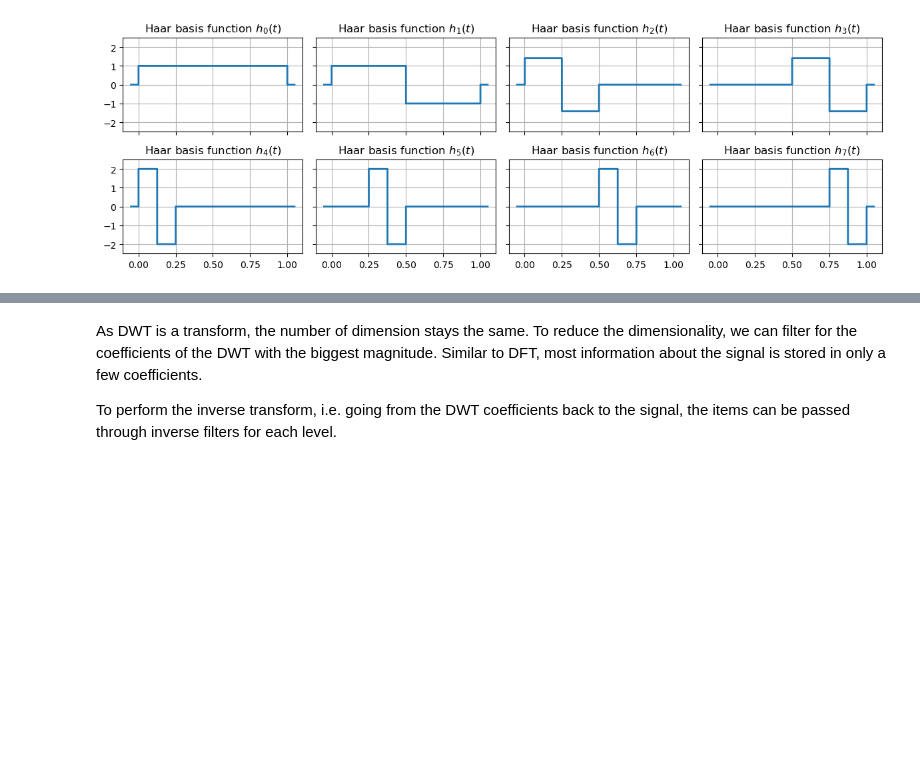
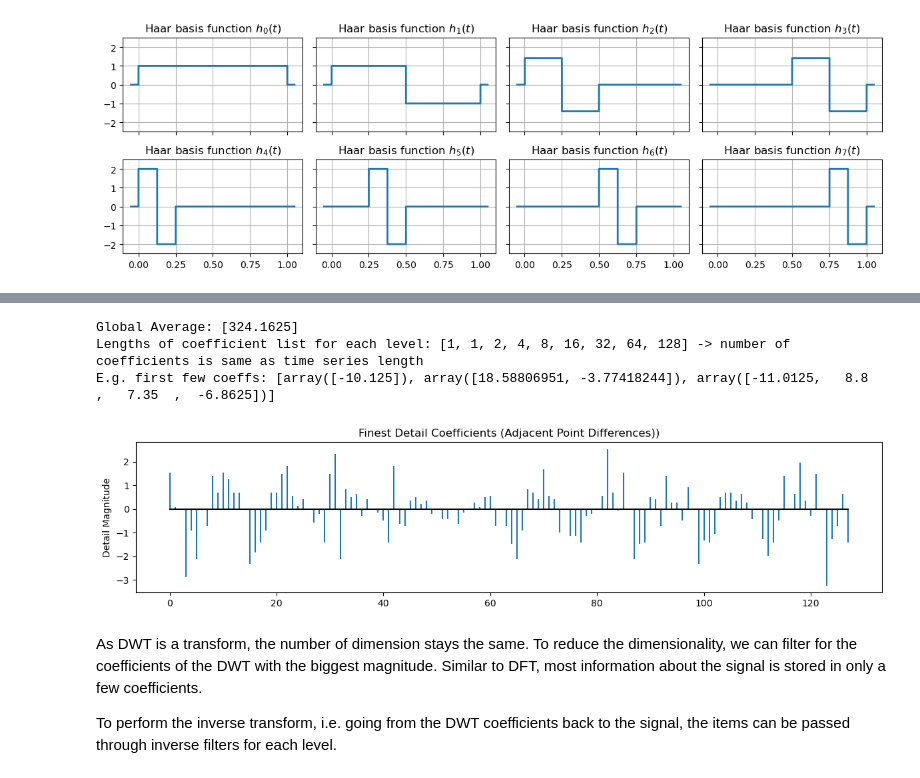
Before and after one commit to moritzspuehler/unibz-tsa-lecture-examples, a Jupyter notebook: tsa02_representation.ipynb, the cells around one changed output, grey strips where cells are left out. Saved outputs shown, nothing was run; the diff lists cells and outputs as text; code cells hidden in the pictures; blank space fills up the shorter version.

```diff
--- a/tsa02_representation.ipynb
+++ b/tsa02_representation.ipynb
@@ -512,9 +525,25 @@ def dwt_haar(x):
 # %%
+# Cutting data length to a power of two
+dwt_data = ts_data.copy().to_numpy()[:256]
 haar_coeffs = dwt_haar(dwt_data)
 
+# Showcase some properties
 print(f"Global Average: {haar_coeffs[0]}")
 print(f"Lengths of coefficient list for each level: {[len(level) for level in haar_coeffs]} -> number of coefficients is same as time series length")
 print(f"E.g. first few coeffs: {haar_coeffs[1:4]}")
+
+plt.figure(figsize=(12, 3))
+plt.stem(haar_coeffs[-1], markerfmt=" ", basefmt="-k") # Highest level: The Finest Details (Micro Features)
+plt.title("Finest Detail Coefficients (Adjacent Point Differences))")
+plt.xlabel("")
+plt.ylabel("Detail Magnitude")
+plt.tight_layout()
+plt.show()
+# %% [output]
+Global Average: [324.1625]
+Lengths of coefficient list for each level: [1, 1, 2, 4, 8, 16, 32, 64, 128] -> number of coefficients is same as time series length
+E.g. first few coeffs: [array([-10.125]), array([18.58806951, -3.77418244]), array([-11.0125,   8.8   ,   7.35  ,  -6.8625])]
+[figure, added]
 # %% [markdown]
 As DWT is a transform, the number of dimension stays the same. To reduce the dimensionality, we can filter for the coefficients of the DWT with the biggest magnitude. Similar to DFT, most information about the signal is stored in only a few coefficients.
 
```
Also changed, not shown: parts of 27 cells of this notebook.
